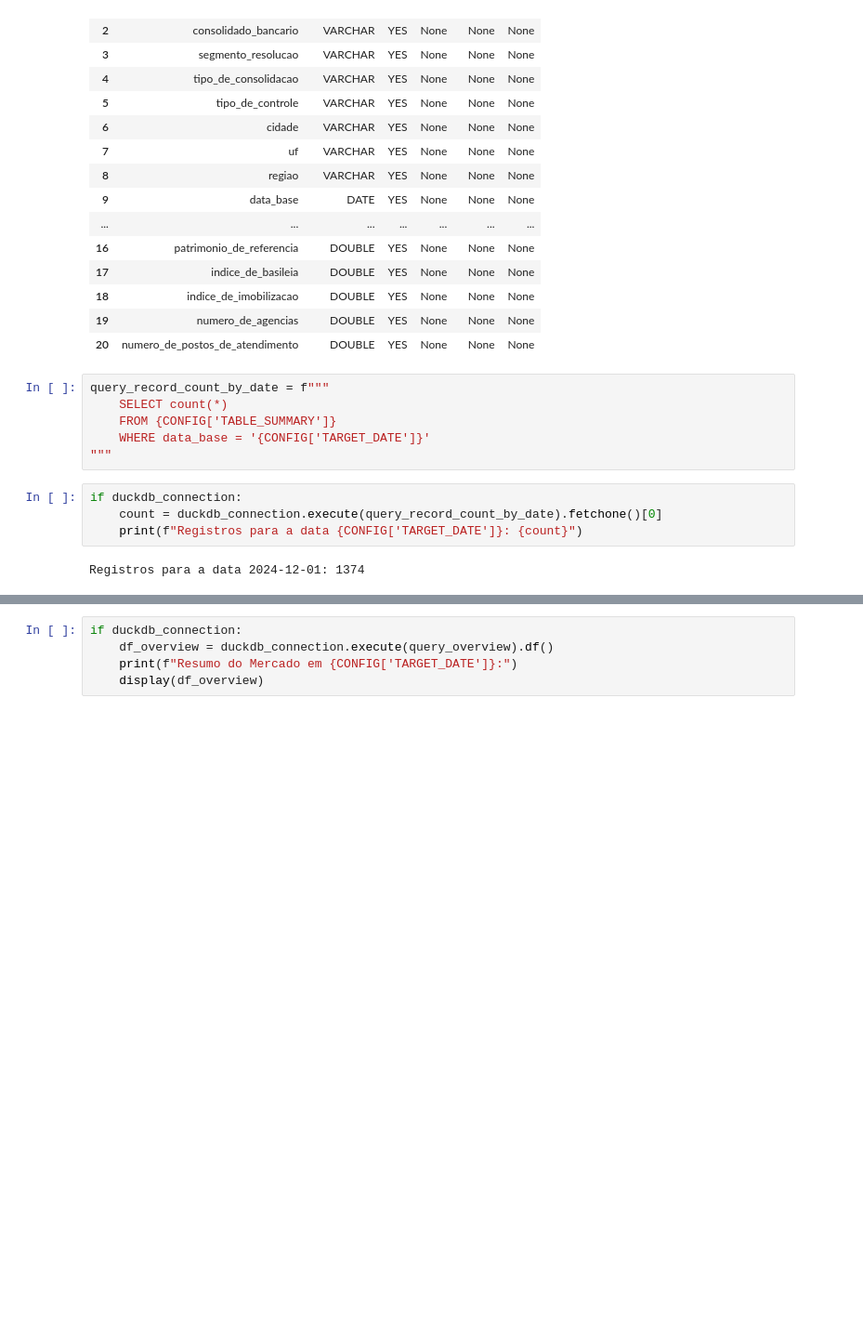
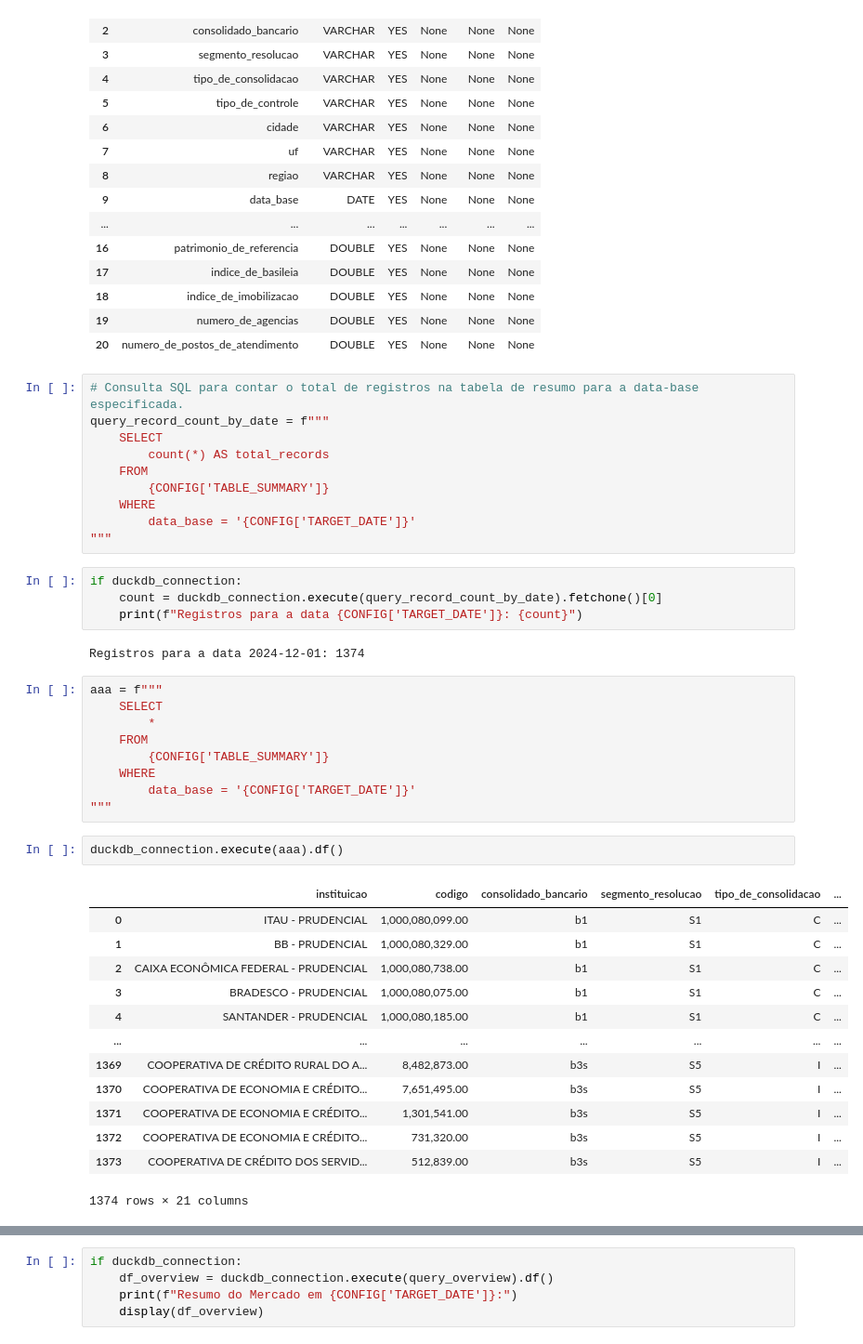
Before and after one commit to alexcamargos/bacen-ifdata-scraper, a Jupyter notebook: notebooks/silver_warehouse.ipynb, the cells around one changed output, grey strips where cells are left out. Shown at 93% size. Saved outputs shown, nothing was run; the diff lists cells and outputs as text; blank space fills up the shorter version.

```diff
--- a/notebooks/duckdb_data_warehouse.ipynb
+++ b/notebooks/silver_warehouse.ipynb
@@ -108,10 +106,14 @@ Esquema da tabela prudential_conglomerates_summary:
 | 19 | numero_de_agencias | DOUBLE | YES | None | None | None |
 | 20 | numero_de_postos_de_atendimento | DOUBLE | YES | None | None | None |
 # %%
+# Consulta SQL para contar o total de registros na tabela de resumo para a data-base especificada.
 query_record_count_by_date = f"""
-    SELECT count(*)
-    FROM {CONFIG['TABLE_SUMMARY']}
-    WHERE data_base = '{CONFIG['TARGET_DATE']}'
+    SELECT
+        count(*) AS total_records
+    FROM
+        {CONFIG['TABLE_SUMMARY']}
+    WHERE
+        data_base = '{CONFIG['TARGET_DATE']}'
 """
 # %%
 if duckdb_connection:
@@ -119,4 +121,29 @@ if duckdb_connection:
     print(f"Registros para a data {CONFIG['TARGET_DATE']}: {count}")
 # %% [output]
 Registros para a data 2024-12-01: 1374
+# %%
+aaa = f"""
+    SELECT
+        *
+    FROM
+        {CONFIG['TABLE_SUMMARY']}
+    WHERE
+        data_base = '{CONFIG['TARGET_DATE']}'
+"""
+# %%
+duckdb_connection.execute(aaa).df()
+# %% [output]
+|  | instituicao | codigo | consolidado_bancario | segmento_resolucao | tipo_de_consolidacao | ... |
+| 0 | ITAU - PRUDENCIAL | 1,000,080,099.00 | b1 | S1 | C | ... |
+| 1 | BB - PRUDENCIAL | 1,000,080,329.00 | b1 | S1 | C | ... |
+| 2 | CAIXA ECONÔMICA FEDERAL - PRUDENCIAL | 1,000,080,738.00 | b1 | S1 | C | ... |
+| 3 | BRADESCO - PRUDENCIAL | 1,000,080,075.00 | b1 | S1 | C | ... |
+| 4 | SANTANDER - PRUDENCIAL | 1,000,080,185.00 | b1 | S1 | C | ... |
+| ... | ... | ... | ... | ... | ... | ... |
+| 1369 | COOPERATIVA DE CRÉDITO RURAL DO A... | 8,482,873.00 | b3s | S5 | I | ... |
+| 1370 | COOPERATIVA DE ECONOMIA E CRÉDITO... | 7,651,495.00 | b3s | S5 | I | ... |
+| 1371 | COOPERATIVA DE ECONOMIA E CRÉDITO... | 1,301,541.00 | b3s | S5 | I | ... |
+| 1372 | COOPERATIVA DE ECONOMIA E CRÉDITO... | 731,320.00 | b3s | S5 | I | ... |
+| 1373 | COOPERATIVA DE CRÉDITO DOS SERVID... | 512,839.00 | b3s | S5 | I | ... |
+1374 rows × 21 columns
 # %%
```
Also changed, not shown: parts of 8 cells of this notebook.
